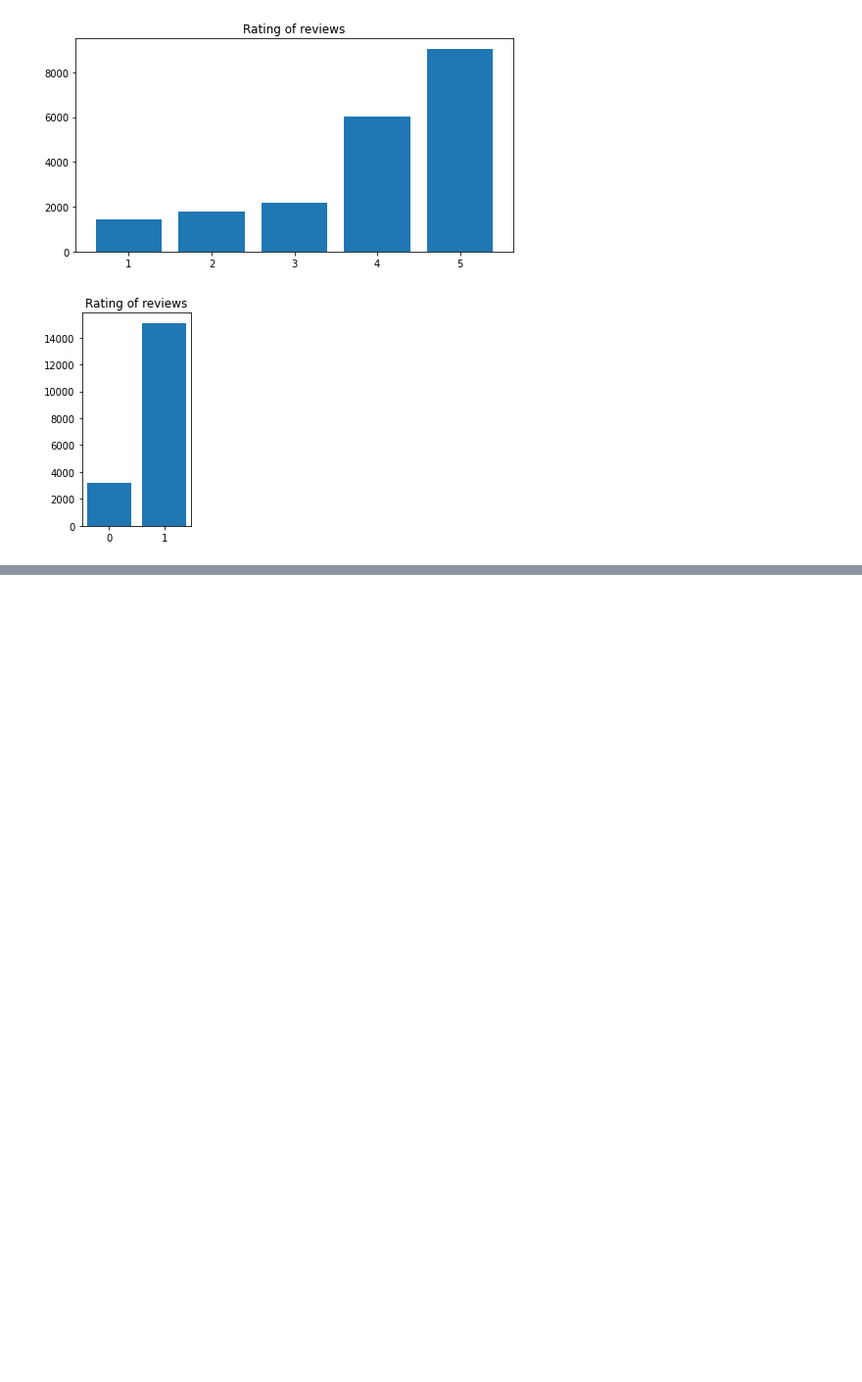
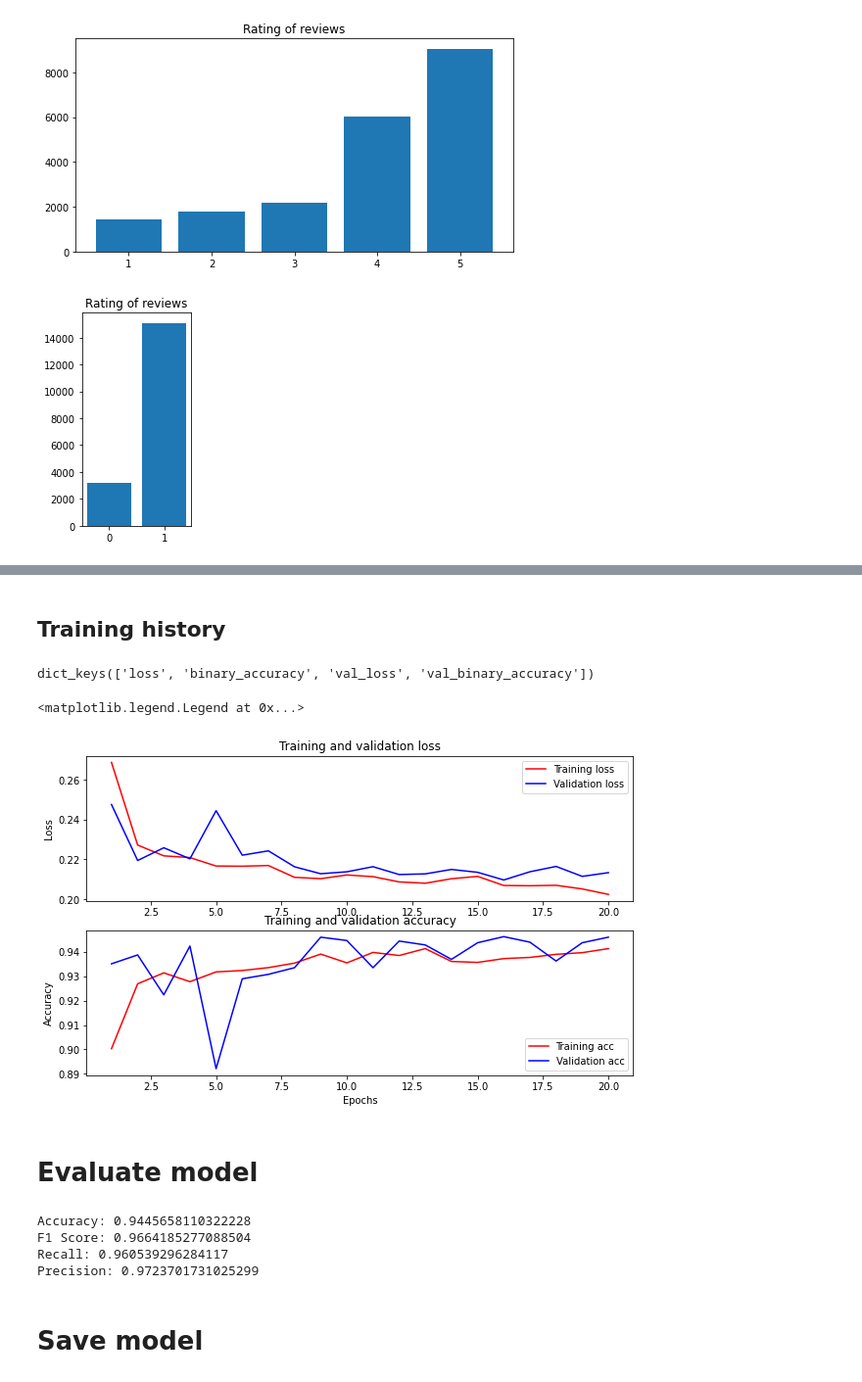
Before and after one commit to DmitryGET/hotel_reviews_sentiment_prediction, a Jupyter notebook: hotel_reviews_sentiment_prediction.ipynb, the cells around one changed output, grey strips where cells are left out. Shown at 98% size. Saved outputs shown, nothing was run; the diff lists cells and outputs as text; code cells hidden in the pictures; blank space fills up the shorter version.

Commit message:
Model built and evaluated

```diff
--- a/hotel_reviews_sentiment_prediction.ipynb
+++ b/hotel_reviews_sentiment_prediction.ipynb
@@ -315,0 +63,8 @@ ValueError: ignored
+# %%
+X = df['Review'].copy()
+y = df['Sentiment'].copy()
+# %%
+from sklearn.model_selection import train_test_split
+
+train_texts, test_texts, train_labels, test_labels = train_test_split(
+    X.values.tolist(), y, test_size= 0.2, random_state=42)
@@ -315,0 +138,4 @@ ValueError: ignored
+# %%
+from transformers import TFDistilBertModel
+
+bert = TFDistilBertModel.from_pretrained('distilbert-base-uncased')
@@ -315,0 +237,4 @@ ValueError: ignored
+# %%
+# Passing bert output for training
+history = model.fit(
+    bert_output_train, train_labels, epochs=20, validation_split=0.3, batch_size=32, verbose=1)
@@ -315,0 +259,40 @@ ValueError: ignored
+# %% [markdown]
+## Training history
+# %%
+import matplotlib.pyplot as plt
+
+history_dict = history.history
+print(history_dict.keys())
+
+acc = history_dict['binary_accuracy']
+val_acc = history_dict['val_binary_accuracy']
+loss = history_dict['loss']
+val_loss = history_dict['val_loss']
+
+epochs = range(1, len(acc) + 1)
+fig = plt.figure(figsize=(10, 6))
+fig.tight_layout()
+
+plt.subplot(2, 1, 1)
+# "bo" is for "blue dot"
+plt.plot(epochs, loss, 'r', label='Training loss')
+# b is for "solid blue line"
+plt.plot(epochs, val_loss, 'b', label='Validation loss')
+plt.title('Training and validation loss')
+# plt.xlabel('Epochs')
+plt.ylabel('Loss')
+plt.legend()
+
+plt.subplot(2, 1, 2)
+plt.plot(epochs, acc, 'r', label='Training acc')
+plt.plot(epochs, val_acc, 'b', label='Validation acc')
+plt.title('Training and validation accuracy')
+plt.xlabel('Epochs')
+plt.ylabel('Accuracy')
+plt.legend(loc='lower right')
+# %% [output]
+dict_keys(['loss', 'binary_accuracy', 'val_loss', 'val_binary_accuracy'])
+<matplotlib.legend.Legend at 0x...>
+[figure, added]
+# %% [markdown]
+# Evaluate model
@@ -315,0 +303,12 @@ ValueError: ignored
+# %%
+print('Accuracy: {}'.format(accuracy_score(pred, test_labels)))
+print('F1 Score: {}'.format(f1_score(pred, test_labels)))
+print('Recall: {}'.format(recall_score(pred, test_labels)))
+print('Precision: {}'.format(precision_score(pred, test_labels)))
+# %% [output]
+Accuracy: 0.9445658110322228
+F1 Score: 0.9664185277088504
+Recall: 0.960539296284117
+Precision: 0.9723701731025299
+# %% [markdown]
+# Save model
```
Also changed, not shown: parts of 35 cells of this notebook.
